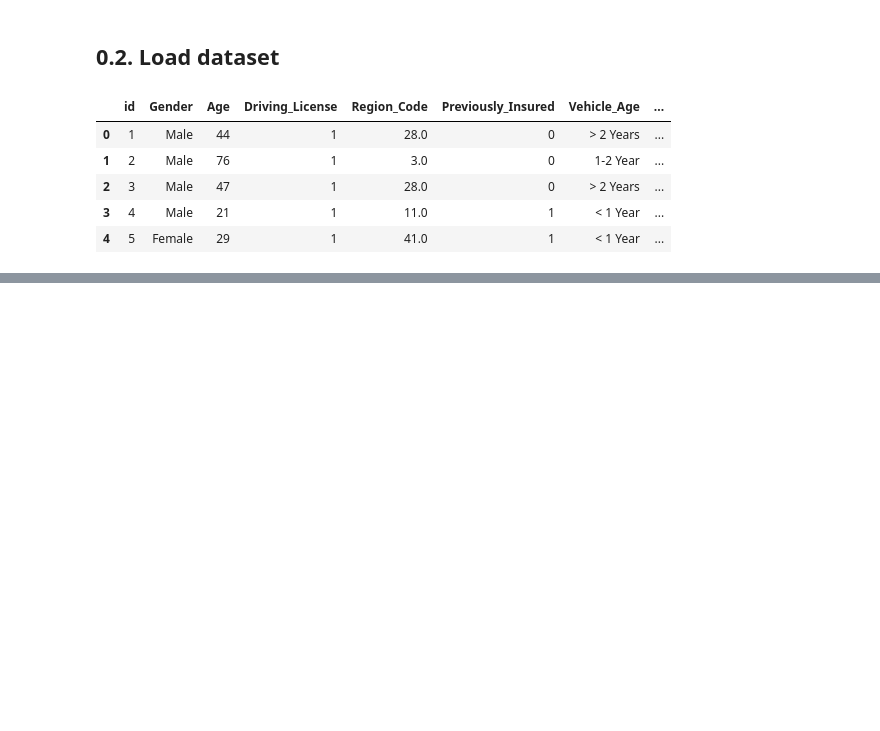
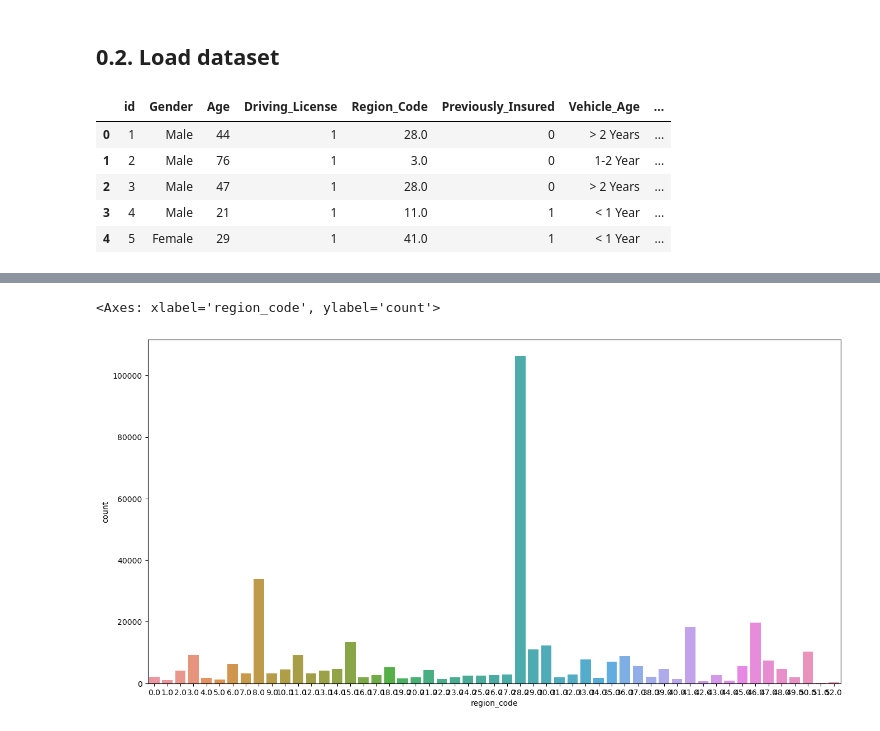
Before and after one commit to leoalvessantana/Project-Health-Insurance-Cross-Sell, a Jupyter notebook: Notebook.ipynb, the cells around one changed output, grey strips where cells are left out. Drawn from its saved outputs; the diff is of its cells as text; code cells hidden in the pictures; blank space fills up the shorter version.

```diff
--- a/Notebook.ipynb
+++ b/Notebook.ipynb
@@ -32,0 +171,6 @@ data.head()
+# %%
+fig, axs = plt.subplots(figsize = (16, 8))
+sns.countplot(x = 'region_code', data = df1)
+# %% [output]
+<Axes: xlabel='region_code', ylabel='count'>
+[figure, added]
```
Also changed, not shown: parts of 26 cells of this notebook.
